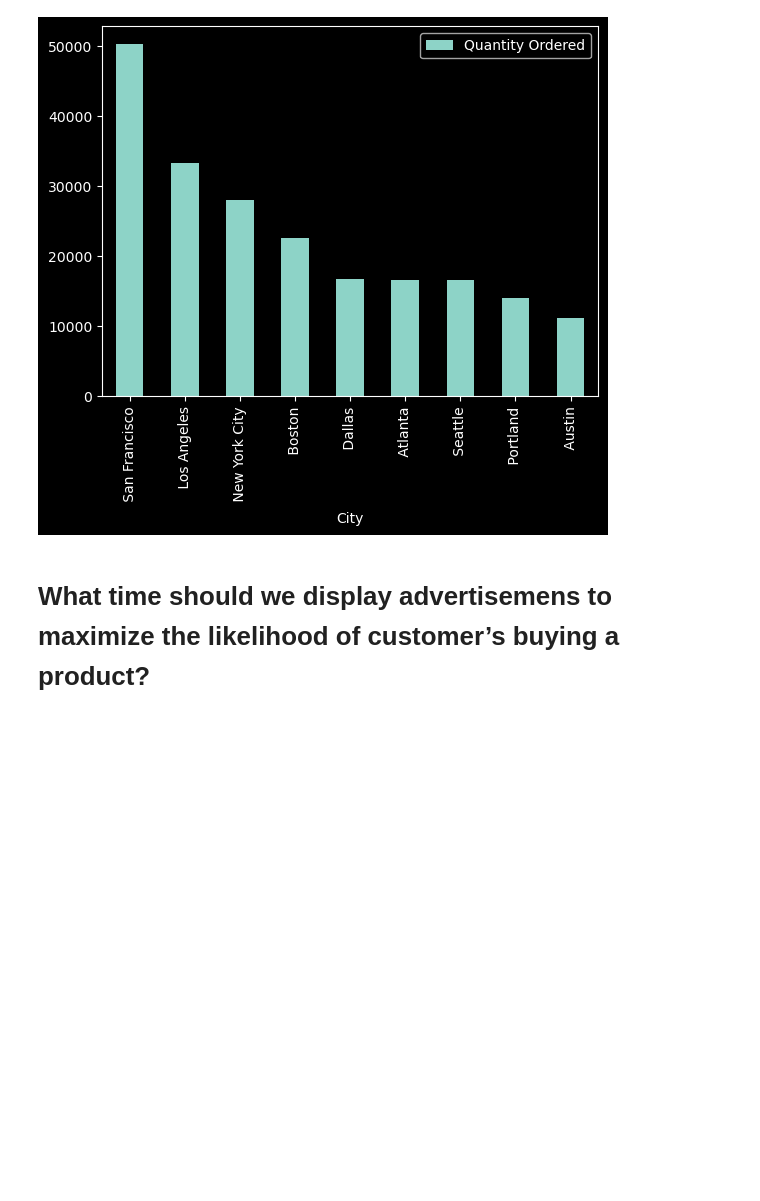
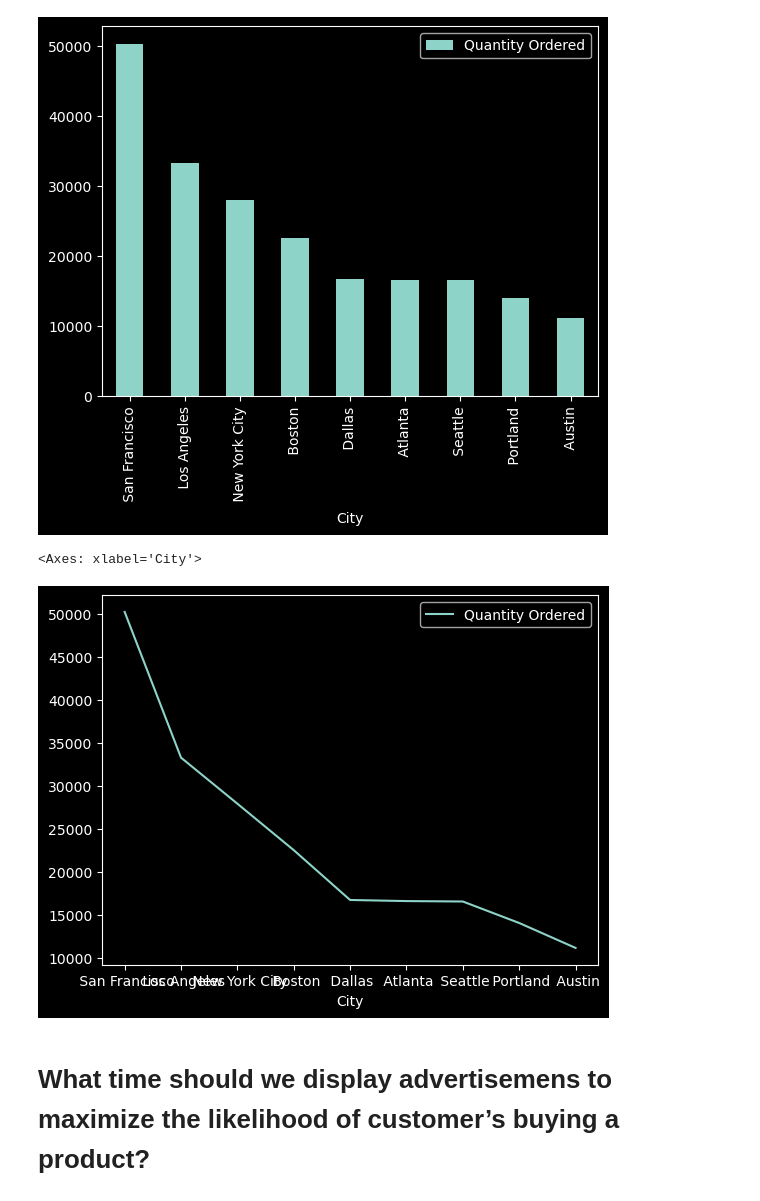
Before and after one commit to demola234/study_insight_case_study, a Jupyter notebook: class_project.ipynb, the cells around one changed output. Cells and saved outputs as stored; diff of their text form; code cells hidden in the pictures; blank space fills up the shorter version.

```diff
--- a/class_project.ipynb
+++ b/class_project.ipynb
@@ -261,6 +266,11 @@ cityWithHighestSales.plot(x='City', y='Quantity Ordered', kind='bar')
 # %% [output]
 <Axes: xlabel='City'>
 [figure]
+# %%
+cityWithHighestSales.plot(x='City', y='Quantity Ordered', kind='line')
+# %% [output]
+<Axes: xlabel='City'>
+[figure, added]
 # %% [markdown]
 # What time should we display advertisemens to maximize the likelihood of customer’s buying a product?
 # %%
```
Also changed, not shown: parts of 4 cells of this notebook.
